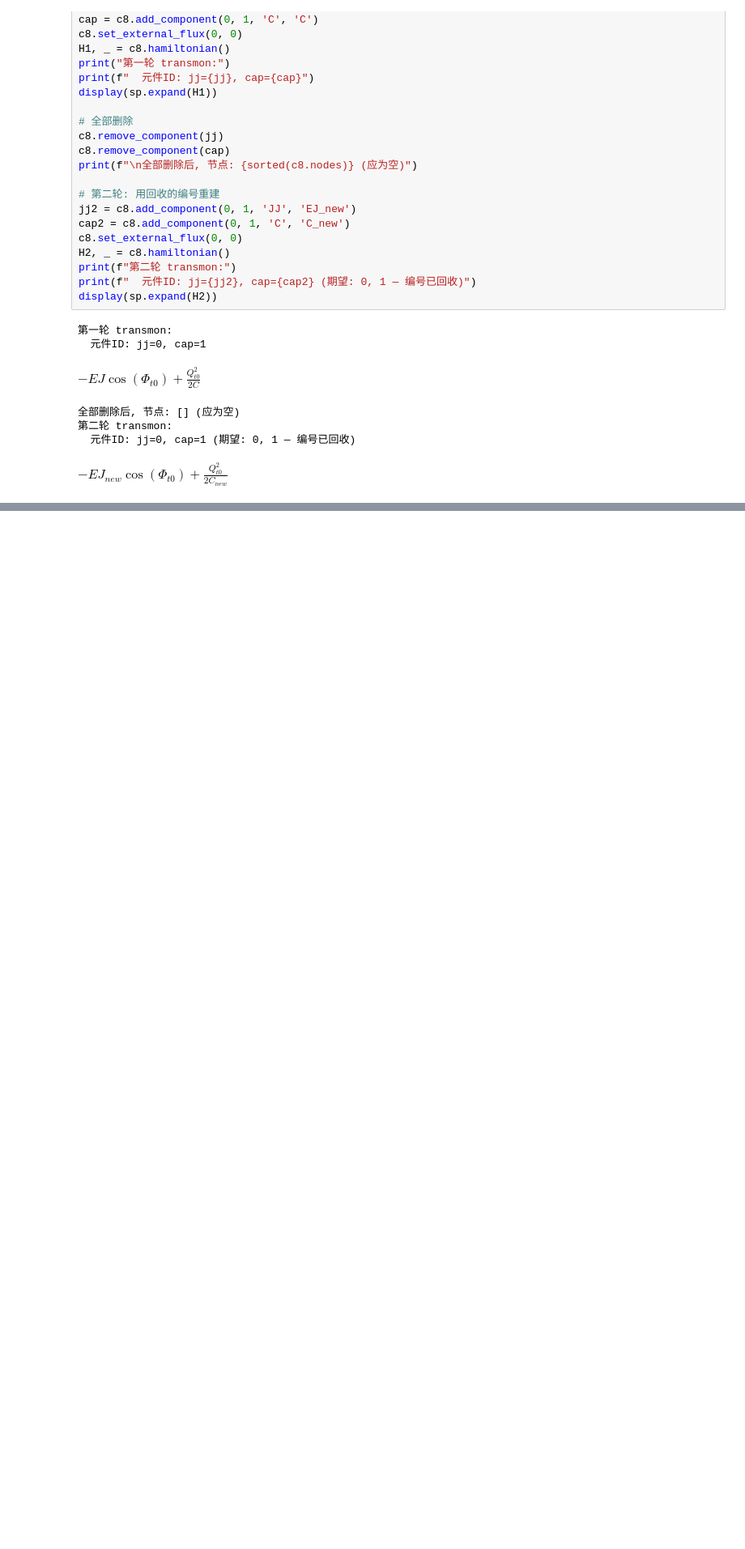
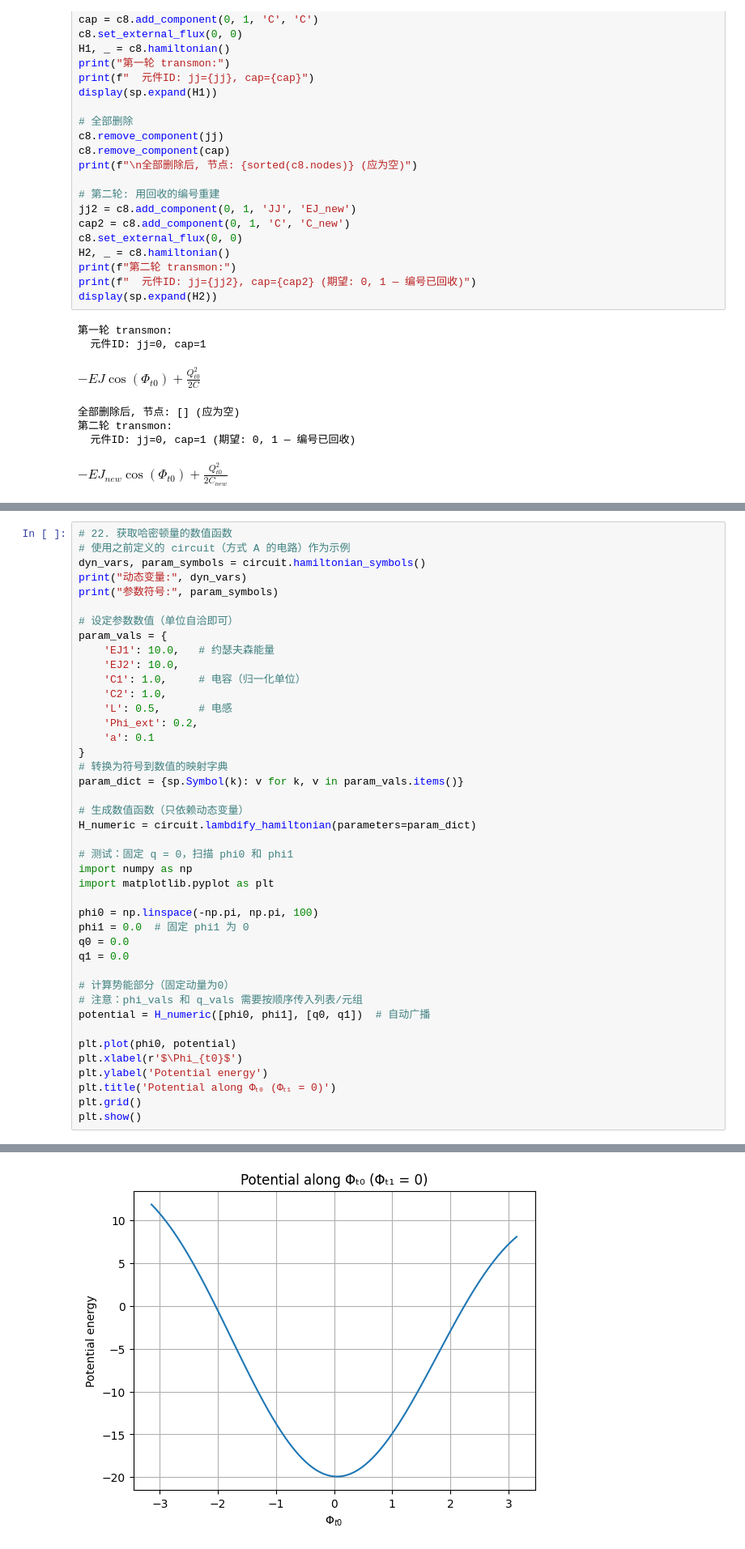
Before and after one commit to D0-0D/Circuit-quantization, a Jupyter notebook: test_rebuild.ipynb, the cells around one changed output, grey strips where cells are left out. Shown at 81% size. Drawn from its saved outputs; the diff is of its cells as text; blank space fills up the shorter version.

```diff
--- a/test_rebuild.ipynb
+++ b/test_rebuild.ipynb
@@ -549,0 +572,43 @@ $\displaystyle - EJ_{new} \cos{\left(\Phi_{t 0} \right)} + \frac{Q_{t 0}^{2}}{2
+# %%
+# 22. 获取哈密顿量的数值函数
+# 使用之前定义的 circuit（方式 A 的电路）作为示例
+dyn_vars, param_symbols = circuit.hamiltonian_symbols()
+print("动态变量:", dyn_vars)
+print("参数符号:", param_symbols)
+
+# 设定参数数值（单位自洽即可）
+param_vals = {
+    'EJ1': 10.0,   # 约瑟夫森能量
+    'EJ2': 10.0,
+    'C1': 1.0,     # 电容（归一化单位）
+    'C2': 1.0,
+    'L': 0.5,      # 电感
+    'Phi_ext': 0.2,
+    'a': 0.1
+}
+# 转换为符号到数值的映射字典
+param_dict = {sp.Symbol(k): v for k, v in param_vals.items()}
+
+# 生成数值函数（只依赖动态变量）
+H_numeric = circuit.lambdify_hamiltonian(parameters=param_dict)
+
+# 测试：固定 q = 0，扫描 phi0 和 phi1
+import numpy as np
+import matplotlib.pyplot as plt
+
+phi0 = np.linspace(-np.pi, np.pi, 100)
+phi1 = 0.0  # 固定 phi1 为 0
+q0 = 0.0
+q1 = 0.0
+
+# 计算势能部分（固定动量为0）
+# 注意：phi_vals 和 q_vals 需要按顺序传入列表/元组
+potential = H_numeric([phi0, phi1], [q0, q1])  # 自动广播
+
+plt.plot(phi0, potential)
+plt.xlabel(r'$\Phi_{t0}$')
+plt.ylabel('Potential energy')
+plt.title('Potential along Φₜ₀ (Φₜ₁ = 0)')
+plt.grid()
+plt.show()
+# %% [output]
@@ -549,0 +617 @@ $\displaystyle - EJ_{new} \cos{\left(\Phi_{t 0} \right)} + \frac{Q_{t 0}^{2}}{2
+[figure, added]
```
Also changed, not shown: parts of 4 cells of this notebook, 1 other file.
